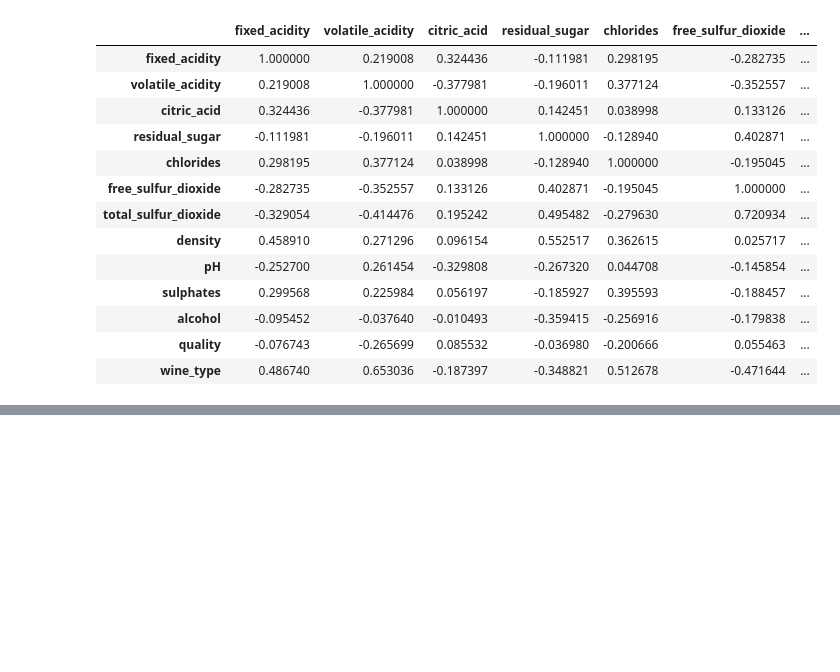
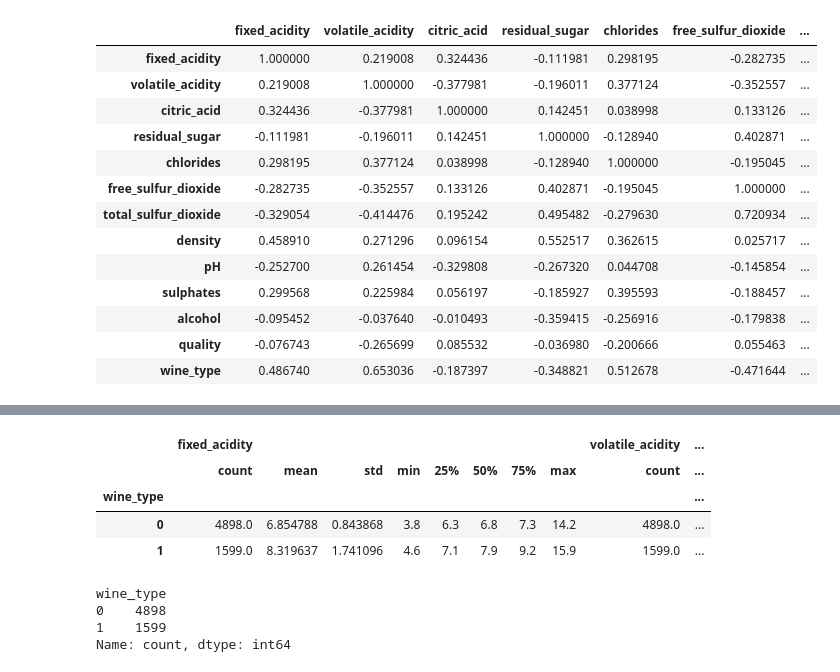
Before and after one commit to Berli85/Project4_Team2, a Jupyter notebook: combined_dataset/machine_learning_classification_pickle.ipynb, the cells around one changed output, grey strips where cells are left out. Drawn from its saved outputs; the diff is of its cells as text; code cells hidden in the pictures; blank space fills up the shorter version.

```diff
--- a/combined_dataset/machine_learning_classification_pickle.ipynb
+++ b/combined_dataset/machine_learning_classification_pickle.ipynb
@@ -729,0 +749,15 @@ print(loaded_model)
+# %%
+df_combined2.groupby("wine_type").describe()
+# %% [output]
+|  | fixed_acidity |  |  |  |  |  |  |  | volatile_acidity | ... |
+|  | count | mean | std | min | 25% | 50% | 75% | max | count | ... |
+| wine_type |  |  |  |  |  |  |  |  |  | ... |
+| 0 | 4898.0 | 6.854788 | 0.843868 | 3.8 | 6.3 | 6.8 | 7.3 | 14.2 | 4898.0 | ... |
+| 1 | 1599.0 | 8.319637 | 1.741096 | 4.6 | 7.1 | 7.9 | 9.2 | 15.9 | 1599.0 | ... |
+# %%
+df_combined2.wine_type.value_counts()
+# %% [output]
+wine_type
+0    4898
+1    1599
+Name: count, dtype: int64
```
Also changed, not shown: parts of 17 cells of this notebook, 10 other files.
